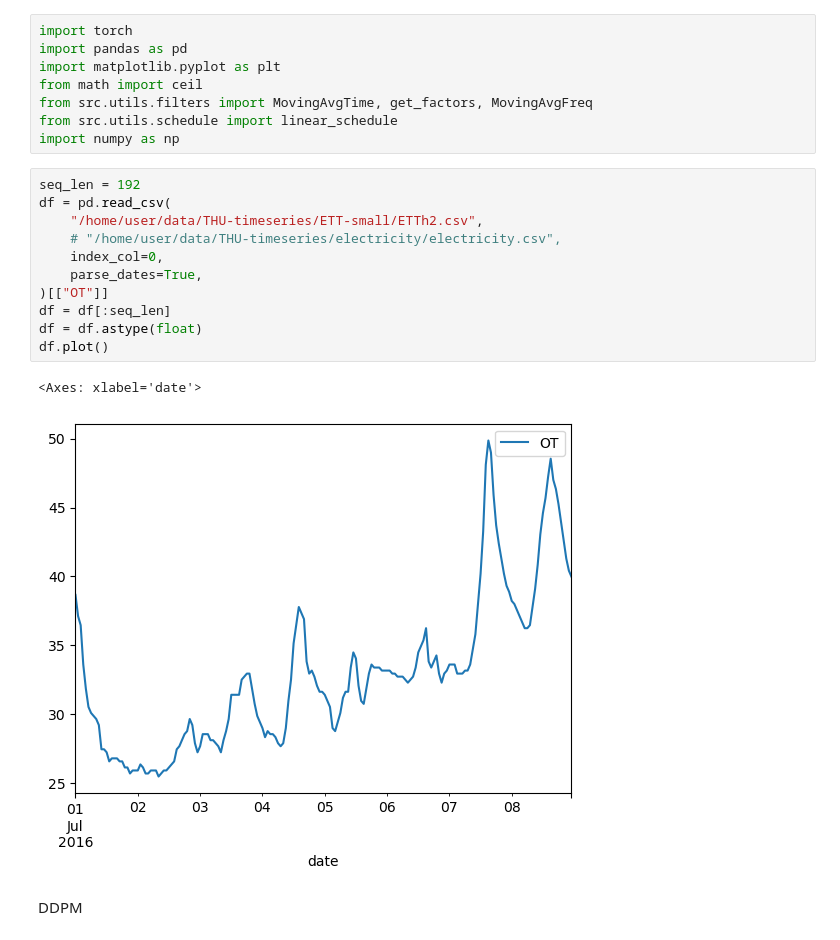
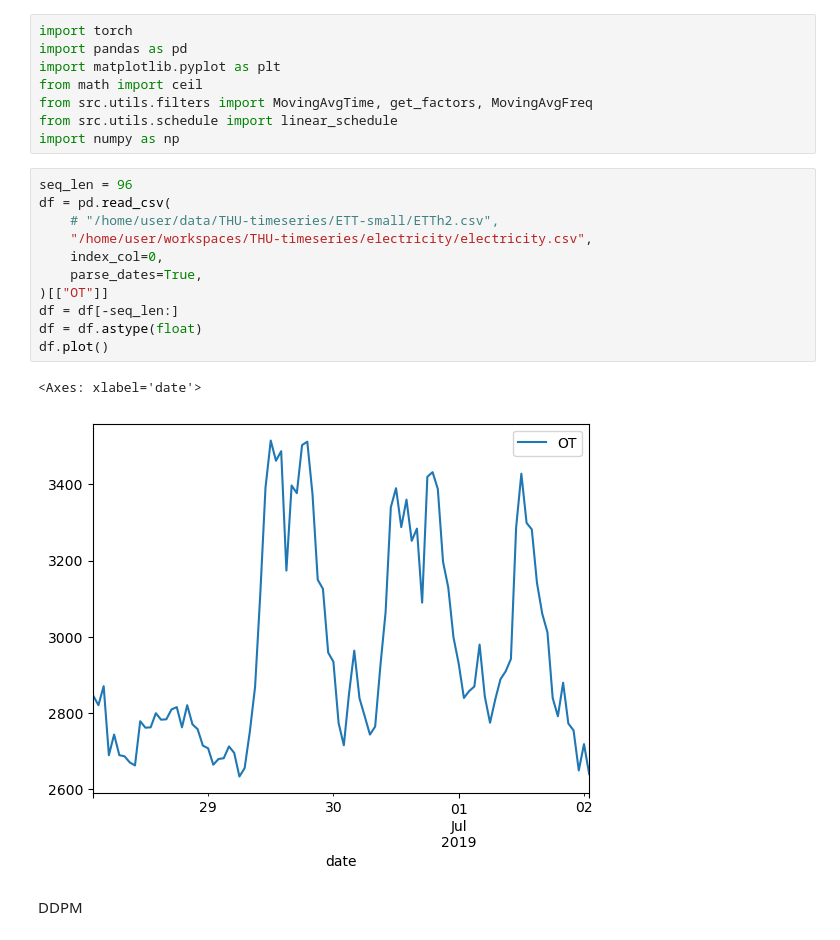
Before and after one commit to WillWang1113/Moving-Average-Diffusion, a Jupyter notebook: notebooks/degrade_fn.ipynb, the cells around one changed output. Drawn from its saved outputs; the diff is of its cells as text.

```diff
--- a/notebooks/degrade_fn.ipynb
+++ b/notebooks/degrade_fn.ipynb
@@ -7,19 +7,19 @@ from src.utils.filters import MovingAvgTime, get_factors, MovingAvgFreq
 from src.utils.schedule import linear_schedule
 import numpy as np
 # %%
-seq_len = 192
+seq_len = 96
 df = pd.read_csv(
-    "/home/user/data/THU-timeseries/ETT-small/ETTh2.csv",
-    # "/home/user/data/THU-timeseries/electricity/electricity.csv",
+    # "/home/user/data/THU-timeseries/ETT-small/ETTh2.csv",
+    "/home/user/workspaces/THU-timeseries/electricity/electricity.csv",
     index_col=0,
     parse_dates=True,
 )[["OT"]]
-df = df[:seq_len]
+df = df[-seq_len:]
 df = df.astype(float)
 df.plot()
 # %% [output]
 <Axes: xlabel='date'>
-[figure, old version]
+[figure, new version]
 # %% [markdown]
 DDPM
 # %%
```
Also changed, not shown: parts of 5 cells of this notebook, 46 other files.
